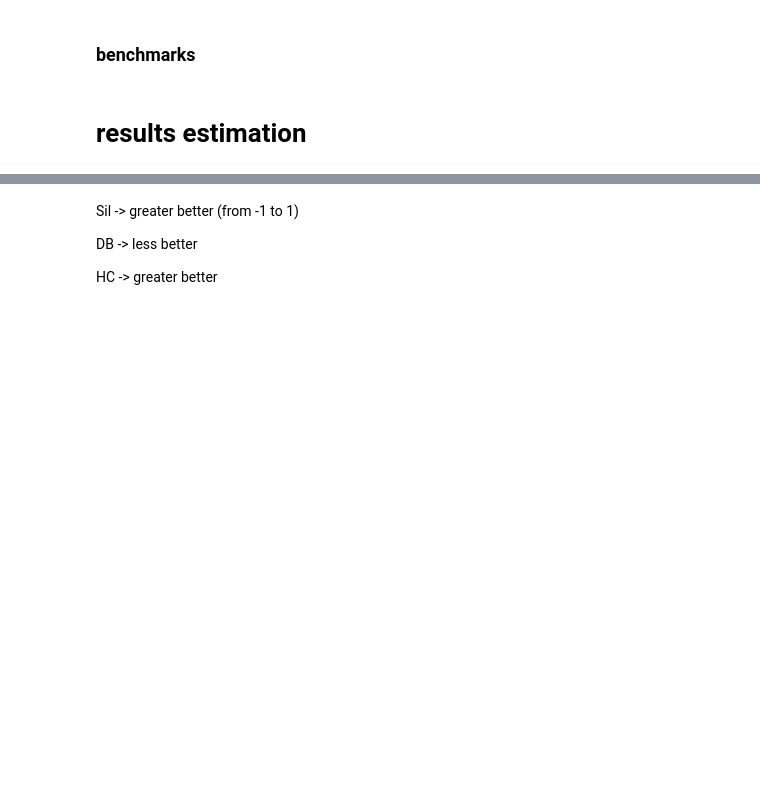
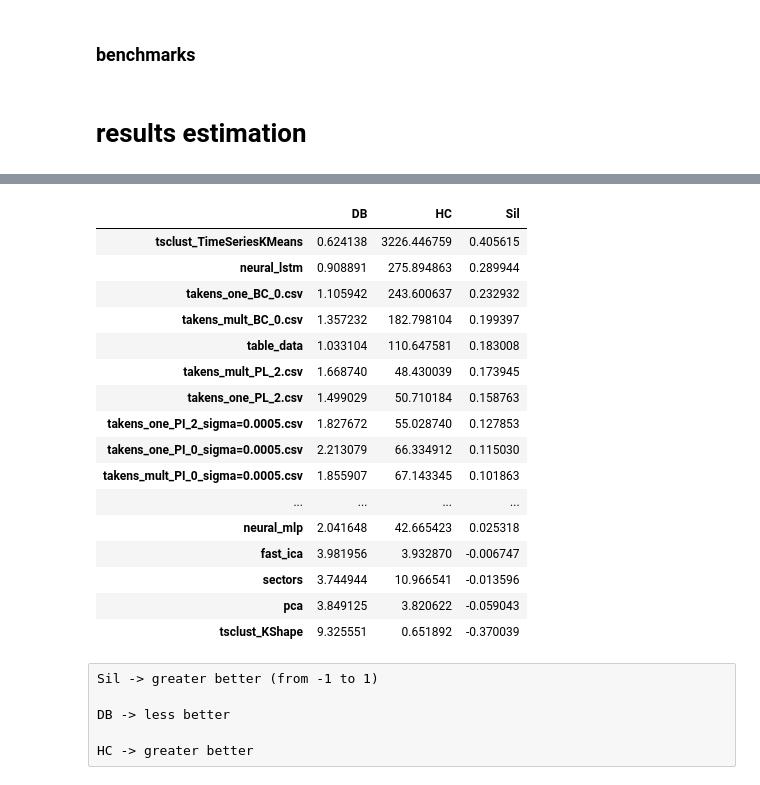
Before and after one commit to petrsokerin/Stock_clustering_3, a Jupyter notebook: Minimum pipeline.ipynb, the cells around one changed output, grey strips where cells are left out. Cells and saved outputs as stored; diff of their text form; code cells hidden in the pictures; blank space fills up the shorter version.

```diff
--- a/Minimum pipeline.ipynb
+++ b/Minimum pipeline.ipynb
@@ -610,9 +676,27 @@ all_metrics
 # %%
 cluster_metrics_df = cluster_metrics_df.rename(index=dict(zip(list(range(3)), ['DB', 'HC', 'Sil']))).T
-cluster_metrics_df
+cluster_metrics_df.sort_values(['Sil'], ascending=False)
+# %% [output]
+|  | DB | HC | Sil |
+| tsclust_TimeSeriesKMeans | 0.624138 | 3226.446759 | 0.405615 |
+| neural_lstm | 0.908891 | 275.894863 | 0.289944 |
+| takens_one_BC_0.csv | 1.105942 | 243.600637 | 0.232932 |
+| takens_mult_BC_0.csv | 1.357232 | 182.798104 | 0.199397 |
+| table_data | 1.033104 | 110.647581 | 0.183008 |
+| takens_mult_PL_2.csv | 1.668740 | 48.430039 | 0.173945 |
+| takens_one_PL_2.csv | 1.499029 | 50.710184 | 0.158763 |
+| takens_one_PI_2_sigma=0.0005.csv | 1.827672 | 55.028740 | 0.127853 |
+| takens_one_PI_0_sigma=0.0005.csv | 2.213079 | 66.334912 | 0.115030 |
+| takens_mult_PI_0_sigma=0.0005.csv | 1.855907 | 67.143345 | 0.101863 |
+| ... | ... | ... | ... |
+| neural_mlp | 2.041648 | 42.665423 | 0.025318 |
+| fast_ica | 3.981956 | 3.932870 | -0.006747 |
+| sectors | 3.744944 | 10.966541 | -0.013596 |
+| pca | 3.849125 | 3.820622 | -0.059043 |
+| tsclust_KShape | 9.325551 | 0.651892 | -0.370039 |
-# %% [markdown]
-Sil -> greater better (from -1 to 1)
-
-DB -> less better
-
-HC -> greater better
+# %% [raw]
+Sil -> greater better (from -1 to 1)
+
+DB -> less better
+
+HC -> greater better
```
Also changed, not shown: parts of 15 cells of this notebook, 34 other files.
